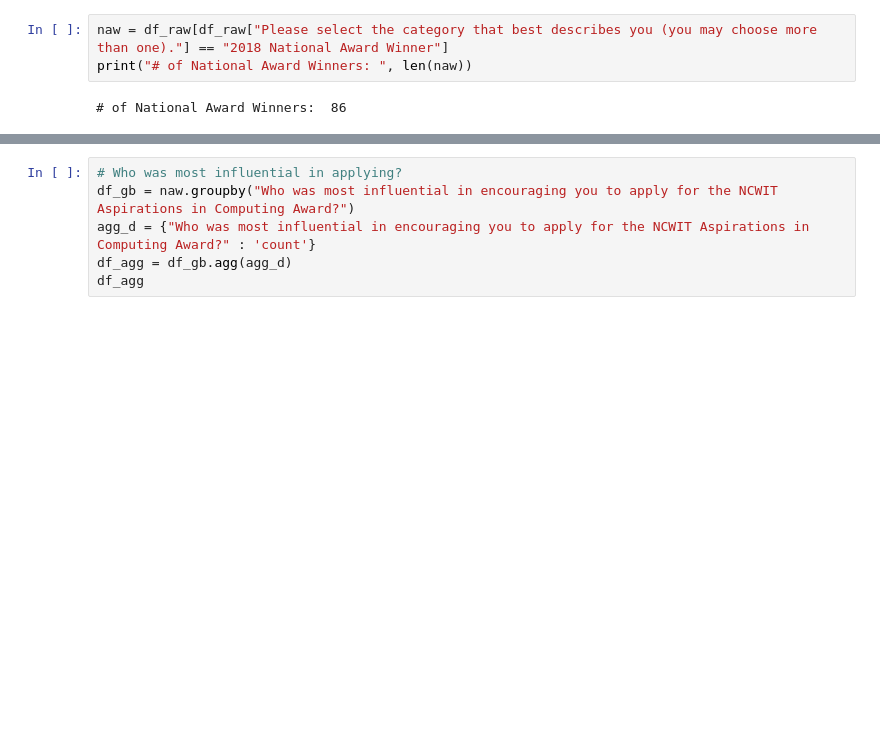
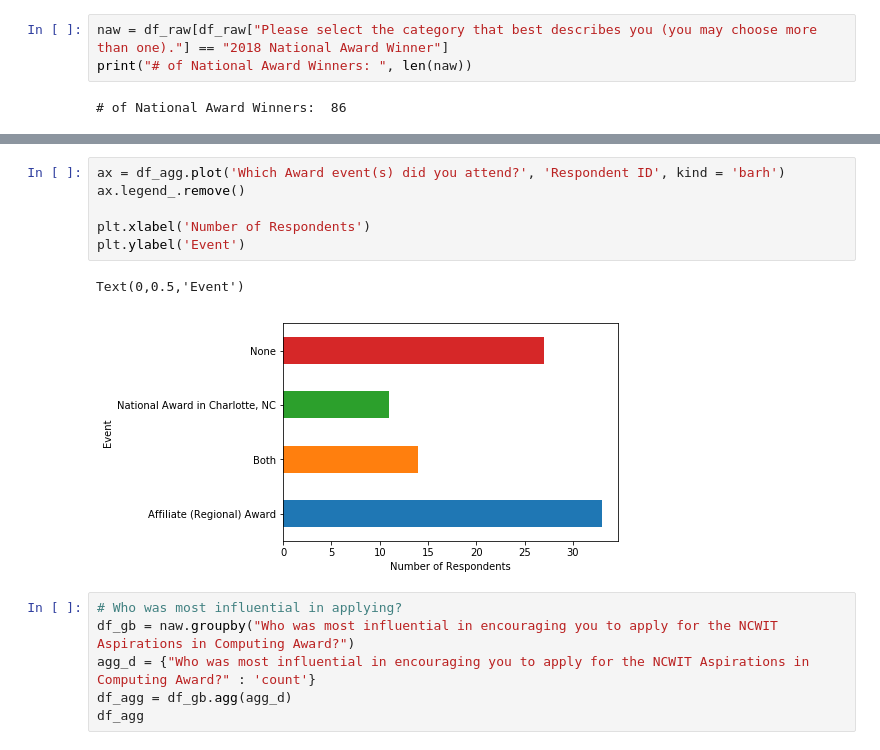
Before and after one commit to hannahweber/INFO3401-Final-Project, a Jupyter notebook: Breakdown by Award Recipients.ipynb, the cells around one changed output, grey strips where cells are left out. Cells and saved outputs as stored; diff of their text form; blank space fills up the shorter version.

```diff
--- a/Breakdown by Award Recipients.ipynb
+++ b/Breakdown by Award Recipients.ipynb
@@ -48,3 +68,12 @@ df_agg
+# %%
+ax = df_agg.plot('Which Award event(s) did you attend?', 'Respondent ID', kind = 'barh')
+ax.legend_.remove()
+
+plt.xlabel('Number of Respondents')
+plt.ylabel('Event')
+# %% [output]
+Text(0,0.5,'Event')
+[figure, added]
 # %%
 # Who was most influential in applying?
 df_gb = naw.groupby("Who was most influential in encouraging you to apply for the NCWIT Aspirations in Computing Award?")
```
Also changed, not shown: parts of 8 cells of this notebook, 5 other files.
